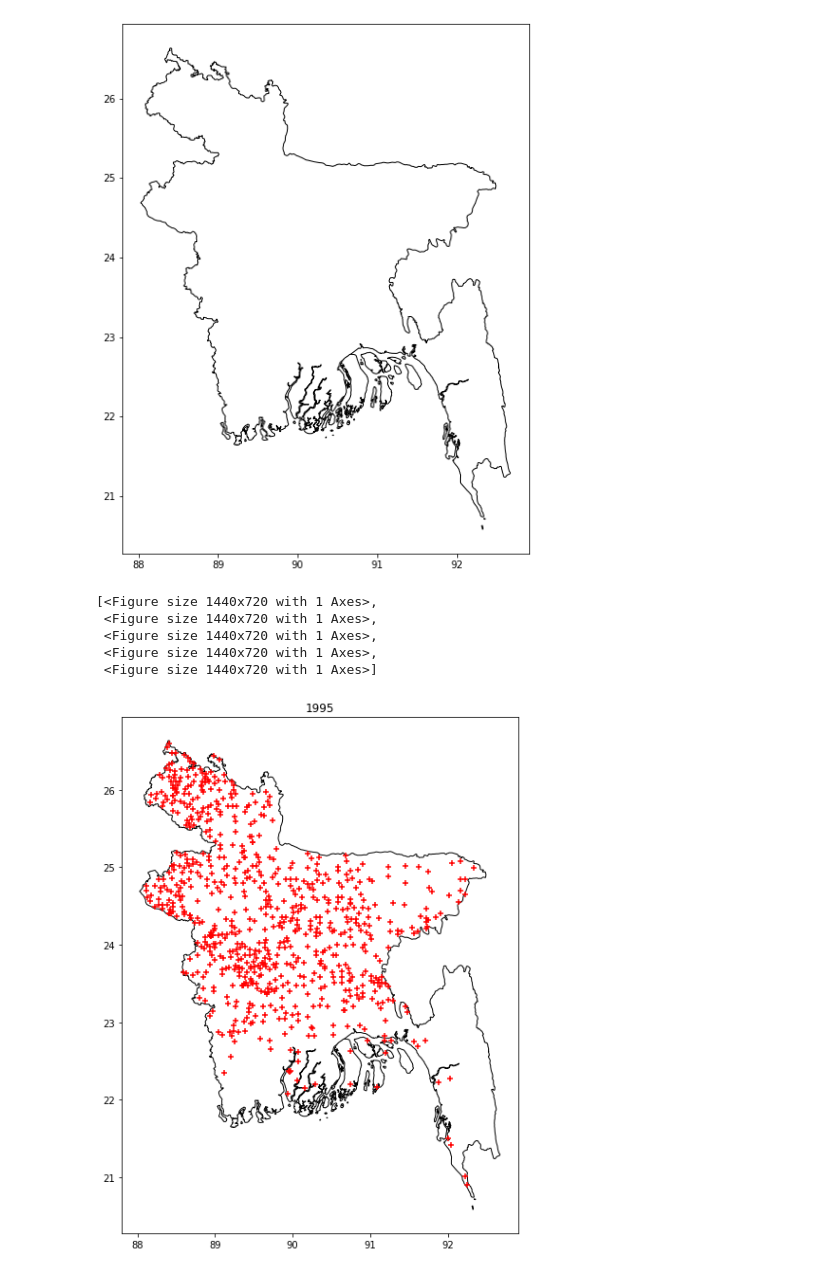
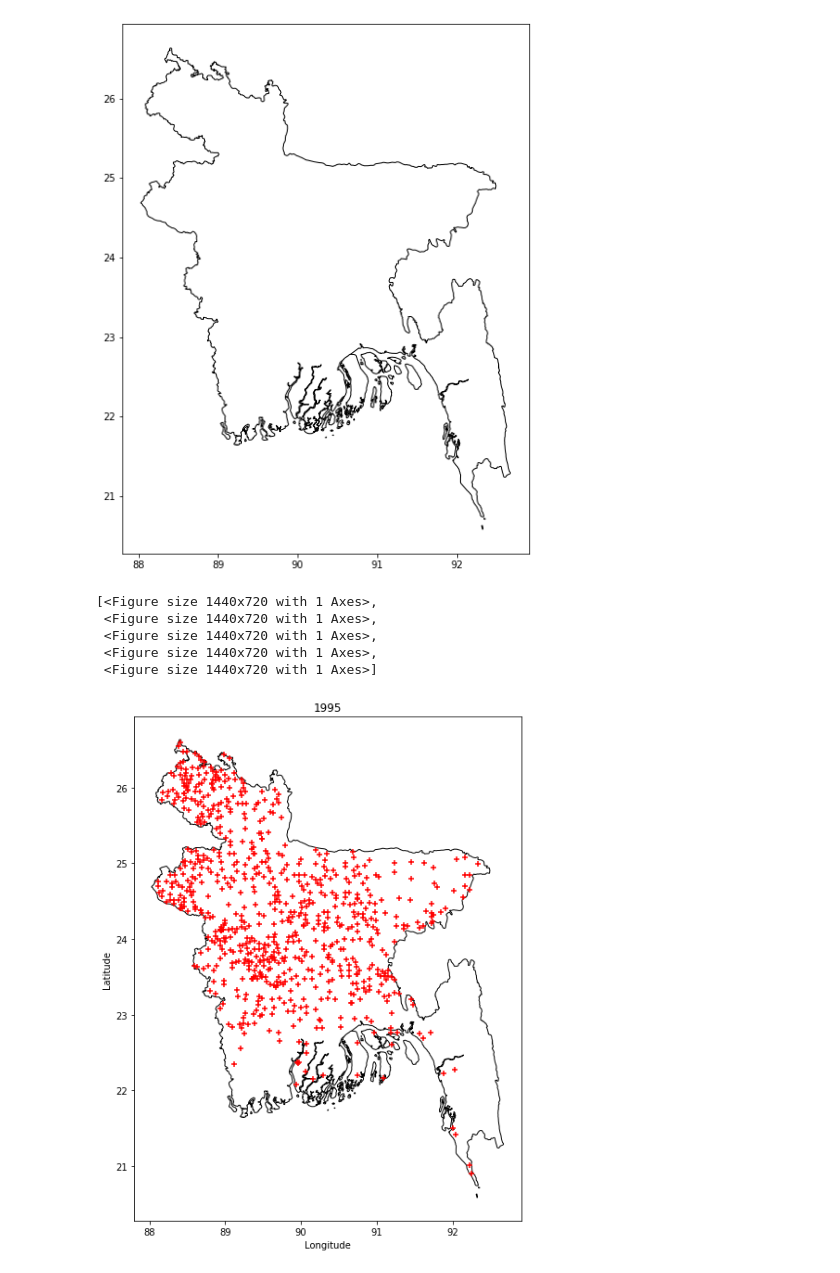
Before and after one commit to s-shifat/geo-data-analysis-practice, a Jupyter notebook: well_data_analysis.ipynb, the cells around one changed output. Cells and saved outputs as stored; diff of their text form; code cells hidden in the pictures.

```diff
--- a/well_data_analysis.ipynb
+++ b/well_data_analysis.ipynb
@@ -113,20 +113,22 @@ def generate_plot(column_name,geometry_col='geometry',df=df):
     da = df[column_name].copy()
     well_points = da.loc[:,[column_name,geometry_col]].plot(color='red', marker='+',ax=country_ax)
     well_points.set_title(column_name);
+    well_points.set_xlabel('Longitude')
+    well_points.set_ylabel('Latitude')
     fig = well_points.get_figure()
-    return fig
+    return fig,well_points
 # %%
 # Store every figures in another dictionary
 li =[]
 for x in convenient_column_names[3:]:
-    d = generate_plot(x)
+    d,y = generate_plot(x)
     d.savefig(x+'.png')
     li.append(d)
 li
 # %% [output]
 [<Figure size 1440x720 with 1 Axes>,
  <Figure size 1440x720 with 1 Axes>,
  <Figure size 1440x720 with 1 Axes>,
  <Figure size 1440x720 with 1 Axes>,
  <Figure size 1440x720 with 1 Axes>]
-[figure, old version]
+[figure, new version]
```
Also changed, not shown: parts of 1 cell of this notebook, 5 other files.
